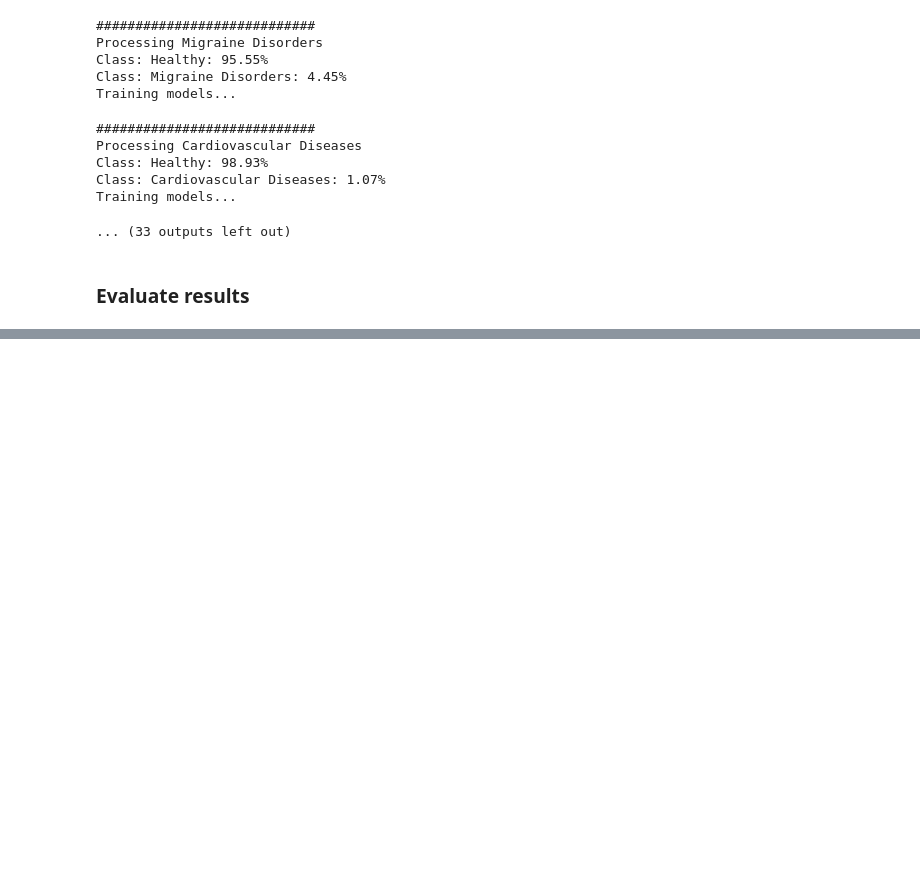
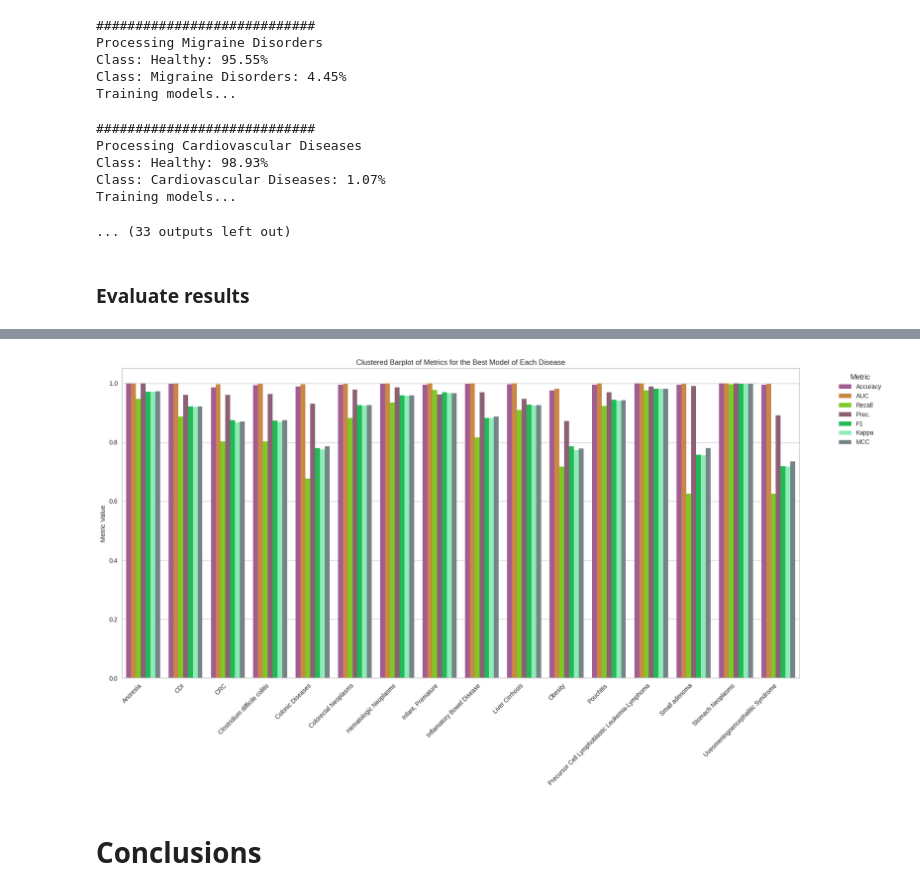
Before and after one commit to manuelgug/ML_disease_prediction_microbiome, a Jupyter notebook: MIcrobiome_x_Health_ML.ipynb, the cells around one changed output, grey strips where cells are left out. Drawn from its saved outputs; the diff is of its cells as text; code cells hidden in the pictures; blank space fills up the shorter version.

Commit message:
only conclusions, documentation and rebranding of repo left

```diff
--- a/MIcrobiome_x_Health_ML.ipynb
+++ b/MIcrobiome_x_Health_ML.ipynb
@@ -850,0 +872,8 @@ Training models...
+# %%
+# remove models that have any metrics value < 0.5
+
+GOOD_ml_results = ml_results[(ml_results.iloc[:, 1:8] > 0.6).all(axis=1)]
+# %%
+# Select best model for each remaining disease based on AUC
+
+best_auc_rows = GOOD_ml_results.loc[GOOD_ml_results.groupby('disease')['AUC'].idxmax()]
@@ -850,0 +900,23 @@ Training models...
+# %%
+random.seed(69420)
+
+# Get 8 random colors
+random_colors = [tuple(random.uniform(0, 1) for _ in range(3)) for _ in range(8)]
+
+# Melt the DataFrame to reshape it for seaborn
+melted_df = pd.melt(best_auc_rows, id_vars=['disease'], value_vars=best_auc_rows.columns[1:8], var_name='Metric', value_name='Value')
+
+plt.figure(figsize=(18, 10))
+sns.barplot(x='disease', y='Value', hue='Metric', data=melted_df, palette=random_colors)
+plt.xlabel('')
+plt.ylabel('Metric Value')
+plt.title('Clustered Barplot of Metrics for the Best Model of Each Disease')
+plt.xticks(rotation=45, ha='right')
+plt.legend(bbox_to_anchor=(1.05, 1), loc='upper left', title='Metric')
+plt.tight_layout()
+plt.savefig(f'best_ml_models.png')
+plt.show()
+# %% [output]
+[figure, added]
+# %% [markdown]
+# Conclusions
```
Also changed, not shown: parts of 5 cells of this notebook.
